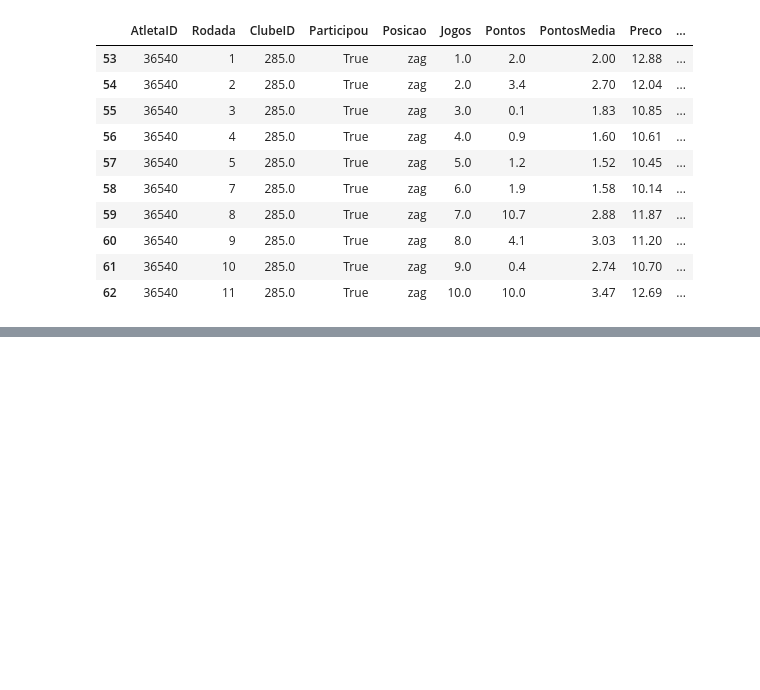
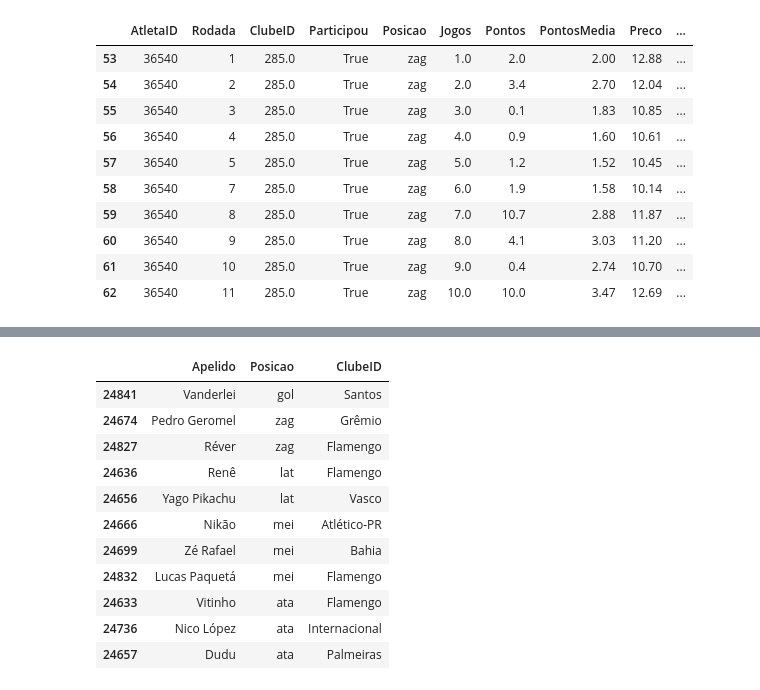
Before and after one commit to MCGambarin/tcc, a Jupyter notebook: tcc.ipynb, the cells around one changed output, grey strips where cells are left out. Drawn from its saved outputs; the diff is of its cells as text; code cells hidden in the pictures; blank space fills up the shorter version.

```diff
--- a/tcc.ipynb
+++ b/tcc.ipynb
@@ -477,3 +695,16 @@ df_rodada.iloc[df_players.index][['Apelido', 'Posicao', 'ClubeID']].sort_values(
 # %%
-df_players = predict_best_players_by_position(df_samples, reg, n_gol=5, n_zag=5, n_lat=5, n_mei=5, n_atk=5)
+df_players = predict_best_players_by_position(df_samples, reg, n_gol=1, n_zag=2, n_lat=2, n_mei=3, n_atk=3)
 df_rodada.iloc[df_players.index][['Apelido', 'Posicao', 'ClubeID']]
+# %% [output]
+|  | Apelido | Posicao | ClubeID |
+| 24841 | Vanderlei | gol | Santos |
+| 24674 | Pedro Geromel | zag | Grêmio |
+| 24827 | Réver | zag | Flamengo |
+| 24636 | Renê | lat | Flamengo |
+| 24656 | Yago Pikachu | lat | Vasco |
+| 24666 | Nikão | mei | Atlético-PR |
+| 24699 | Zé Rafael | mei | Bahia |
+| 24832 | Lucas Paquetá | mei | Flamengo |
+| 24633 | Vitinho | ata | Flamengo |
+| 24736 | Nico López | ata | Internacional |
+| 24657 | Dudu | ata | Palmeiras |
```
Also changed, not shown: parts of 20 cells of this notebook, 7 other files.
